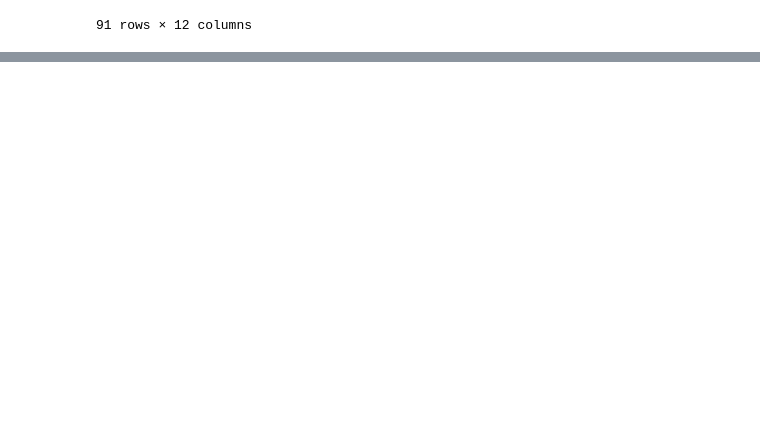
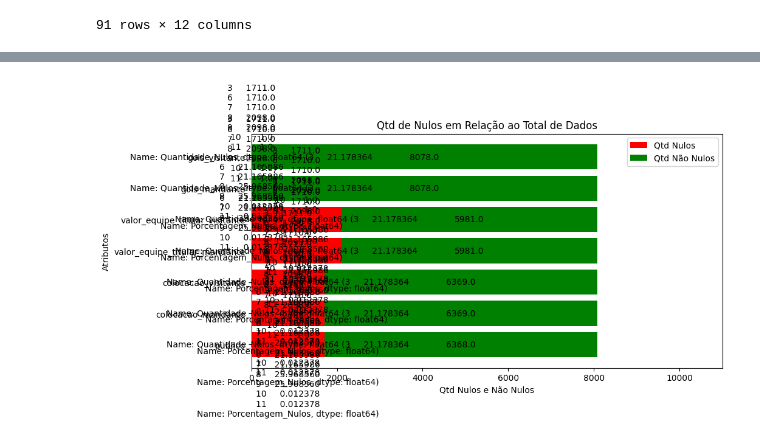
Before and after one commit to salomaofreitasjr/TCC_PUC_MINAS_POS_CIENCIA_DE_DADOS_2023, a Jupyter notebook: Projeto Python/02 - Preparação de Dados.ipynb, the cells around one changed output, grey strips where cells are left out. Drawn from its saved outputs; the diff is of its cells as text; code cells hidden in the pictures; blank space fills up the shorter version.

```diff
--- a/Projeto Python/02 - Preparação de Dados.ipynb
+++ b/Projeto Python/02 - Preparação de Dados.ipynb
@@ -376,0 +481,3 @@ dtype: int64
+# %%
+df_nulos['label_nulos'] = df_nulos.Quantidade_Nulos
+df_nulos
@@ -376,0 +493,38 @@ dtype: int64
+# %%
+# VAMOS VISUALIZAR GRAFICAMENTE A PORCENTAGEM DE NULOS
+# COM A BIBLIOTECA MATPLOTLIB
+
+# Pegando somente as colunas que possuem dados nulos
+df_nulos = df_nulos[df_nulos['Quantidade_Nulos'] > 0]
+
+# Tamanho do Gráfico
+plt.figure(figsize=(10,5))
+
+#Criando as barras
+bar1 = plt.barh(df_nulos.Variável, df_nulos.Quantidade_Nulos, color = 'red')
+bar2 = plt.barh(df_nulos.Variável, df_nulos.Quantidade_Não_Nulos, color = 'green', left = df_nulos.Quantidade_Nulos )
+
+# Isso é para colocar labels com os valores nas barras
+# https://matplotlib.org/stable/gallery/lines_bars_and_markers/bar_label_demo.html
+#df_nulos['label_nulos'] = '{} ({})'.format(df_nulos.Quantidade_Nulos, df_nulos.Porcentagem_Nulos)
+plt.bar_label(bar1, df_nulos.label_nulos , label_type = 'center')
+plt.bar_label(bar2, df_nulos.Quantidade_Não_Nulos, label_type = 'center')
+
+
+# Adicionando legendas
+plt.ylabel('Atributos')
+plt.xlabel('Qtd Nulos e Não Nulos')
+plt.title('Qtd de Nulos em Relação ao Total de Dados')
+plt.legend(('Qtd Nulos', 'Qtd Não Nulos'))
+
+plt.xlim(right = 11000) # aumentando o limite do exio x,para a legenda não ficar em cima do gráfico
+
+
+#plt.axvline(x = len(df_brasileirao), color = 'b', label = 'axvline - full height')
+
+# Rotacionando rotulos do eixo X
+#plt.xticks(rotation=40)
+
+plt.show()
+# %% [output]
+[figure, added]
```
Also changed, not shown: parts of 19 cells of this notebook.
